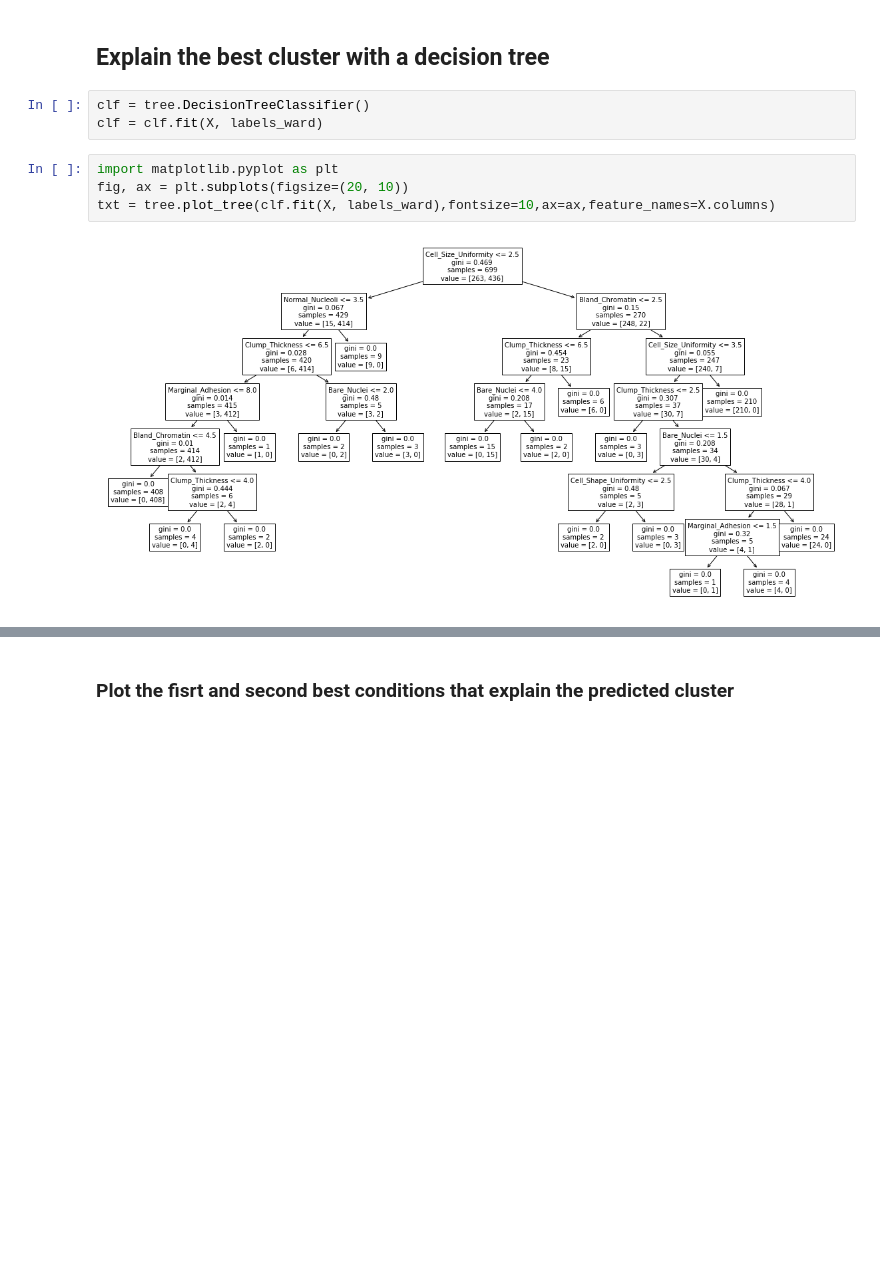
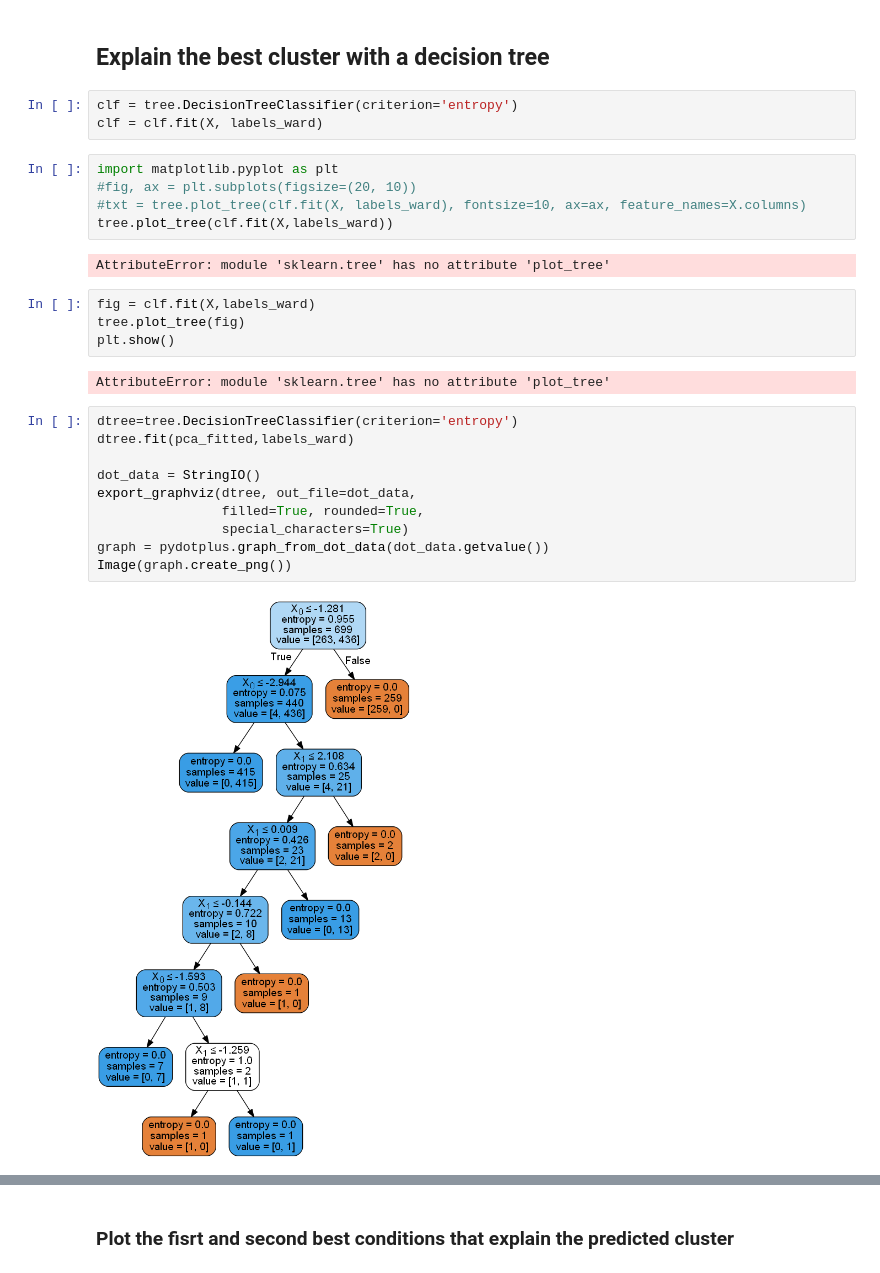
Before and after one commit to AndreGodinho7/Multivariate-Analysis, a Jupyter notebook: 4. Unsupervised methods/Cluster Analysis.ipynb, the cells around one changed output, grey strips where cells are left out. Cells and saved outputs as stored; diff of their text form; blank space fills up the shorter version.

```diff
--- a/4. Unsupervised methods/Cluster Analysis.ipynb
+++ b/4. Unsupervised methods/Cluster Analysis.ipynb
@@ -149,11 +146,30 @@ dendrogram = sch.dendrogram(sch.linkage(X, method='ward'))
 # %% [markdown]
 ## Explain the best cluster with a decision tree
 # %%
-clf = tree.DecisionTreeClassifier()
+clf = tree.DecisionTreeClassifier(criterion='entropy')
 clf = clf.fit(X, labels_ward)
 # %%
 import matplotlib.pyplot as plt
-fig, ax = plt.subplots(figsize=(20, 10))
-txt = tree.plot_tree(clf.fit(X, labels_ward),fontsize=10,ax=ax,feature_names=X.columns)
+#fig, ax = plt.subplots(figsize=(20, 10))
+#txt = tree.plot_tree(clf.fit(X, labels_ward), fontsize=10, ax=ax, feature_names=X.columns)
+tree.plot_tree(clf.fit(X,labels_ward))
 # %% [output]
-[figure, removed]
+AttributeError: module 'sklearn.tree' has no attribute 'plot_tree'
+# %%
+fig = clf.fit(X,labels_ward)
+tree.plot_tree(fig)
+plt.show()
+# %% [output]
+AttributeError: module 'sklearn.tree' has no attribute 'plot_tree'
+# %%
+dtree=tree.DecisionTreeClassifier(criterion='entropy')
+dtree.fit(pca_fitted,labels_ward)
+
+dot_data = StringIO()
+export_graphviz(dtree, out_file=dot_data,
+                filled=True, rounded=True,
+                special_characters=True)
+graph = pydotplus.graph_from_dot_data(dot_data.getvalue())
+Image(graph.create_png())
+# %% [output]
+[figure, added]
```
Also changed, not shown: parts of 10 cells of this notebook.
